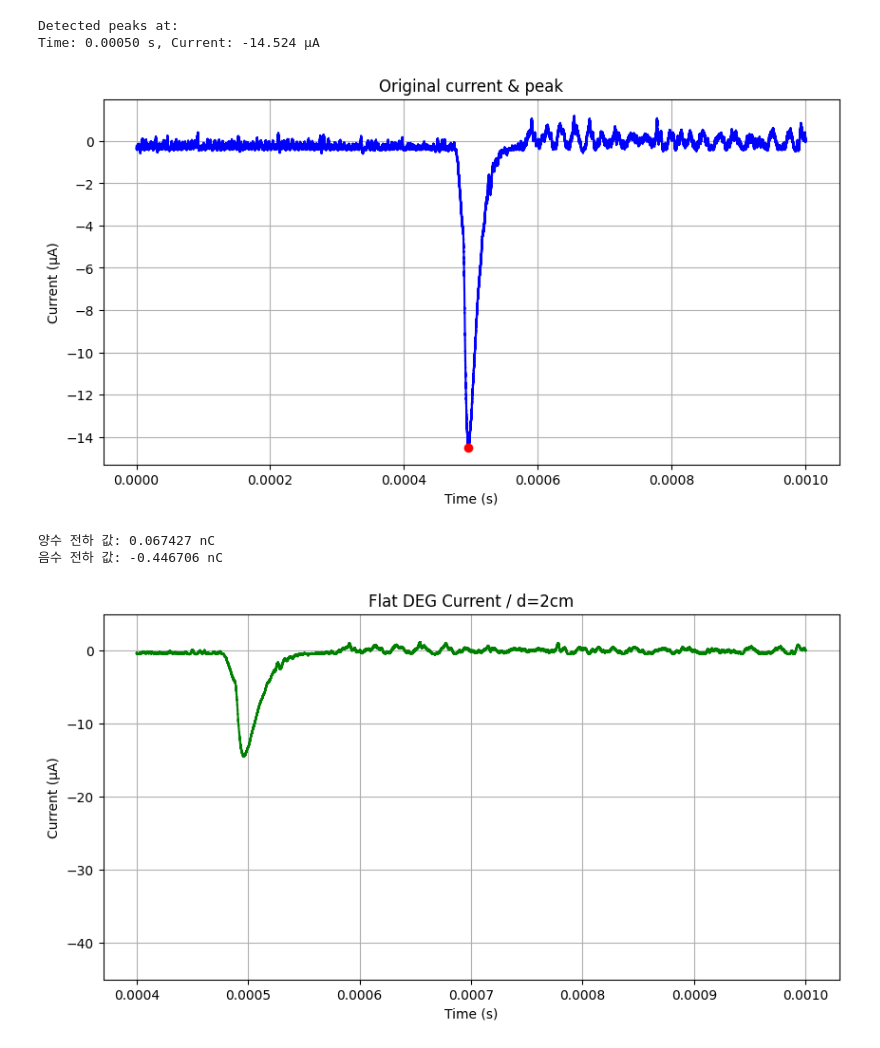
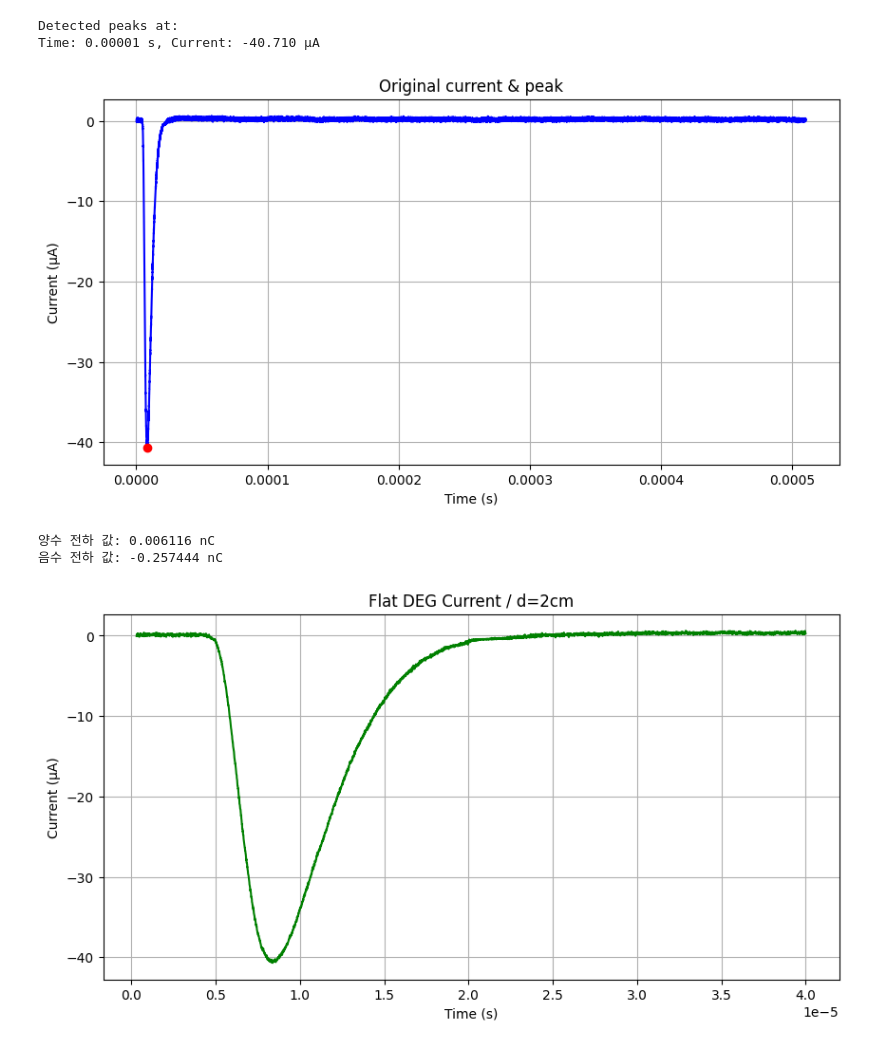
Before and after one commit to Gibeom-Lee/GB_practicing, a Jupyter notebook: data_processing/Integral.ipynb, the cells around one changed output. Cells and saved outputs as stored; diff of their text form; code cells hidden in the pictures.

```diff
--- a/data_processing/Integral.ipynb
+++ b/data_processing/Integral.ipynb
@@ -12,7 +12,7 @@ import os
 from scipy.signal import find_peaks
 # %%
 # 사용자 변경
-file_path = r"C:\Users\user\Desktop\Drive파일\HI Lab\0. Projects\0. On going\2. Aloe inspired DEG\0. 실험자료\4. Data measurement\250907_전압전류 계형 차이\csv파일\I_Aloe_4cm.csv"
+file_path = r"C:\Users\user\Desktop\Drive파일\HI Lab\0. Projects\0. On going\2. Aloe inspired DEG\0. 실험자료\4. Data measurement\250908_전극모양\csv파일\PDMS전류_10uAV\Cut_I10uAV_hy_aloe_4cm.csv"
 
 # 얼마나 앞뒤 비율 사용할 것인지 (%) ===
 fraction_percent = 1  # 앞뒤 몇 %를 baseline 추정에 사용할지 조정 ####여기에서 오차 발생이 생길 수 있음.
@@ -92,11 +92,11 @@ plt.grid(True)
 plt.show()
 # %% [output]
 Detected peaks at:
-Time: 0.00050 s, Current: -14.524 μA
+Time: 0.00001 s, Current: -40.710 μA
-[figure, old version]
+[figure, new version]
 # %%
 # 2. 특정 범위 선택
-time_range = ( 0.0004, 0.001) ########################## MUST BE MODIFIED MANUALLY
+time_range = ( 0.0000 , 0.00004 ) ########################## MUST BE MODIFIED MANUALLY
 df_filtered = df[(df.iloc[:, 0] >= time_range[0]) & (df.iloc[:, 0] <= time_range[1])]
 
 # 양수/음수 분리
@@ -133,36 +133,36 @@ def segment_and_integrate(current, time, df_full, threshold=0.01, scale_factor=1
         segment_t = time[group_start:]
         segment_i = current[group_start:]
         if len(segment_t) > 1:
             total_charge += scale_factor * cumulative_trapezoid(segment_i, segment_t, initial=0)[-1]
         elif len(segment_t) == 1:
             dt_est = 1e-6
             t0 = segment_t[0]
             if t0 in df_full["Time"].values:
                 idx = df_full.index[df_full["Time"] == t0].tolist()[0]
                 if 0 < idx < len(df_full) - 1:
                     dt_est = (df_full.iloc[idx + 1]["Time"] - df_full.iloc[idx - 1]["Time"]) / 2
             total_charge += scale_factor * segment_i[0] * dt_est
     return total_charge
 
 # 적분 수행
 p_charge = segment_and_integrate(p_current, p_time, df)
 n_charge = segment_and_integrate(n_current, n_time, df)
 
 print(f"양수 전하 값: {p_charge:.6f} nC")
 print(f"음수 전하 값: {n_charge:.6f} nC")
 
 plt.figure(figsize=(10, 5))
 plt.plot(df_filtered.iloc[:, 0], df_filtered.iloc[:, 1], label="Current", color='g')
 plt.xlabel("Time (s)")
 plt.ylabel("Current (μA)") ### 단위 고려 중요
 plt.title("Flat DEG Current / d=2cm")
-plt.ylim(-45, 5)
+#plt.ylim(-45, 5)
 #plt.legend()
 plt.grid(True)
 plt.show()
 # %% [output]
-양수 전하 값: 0.067427 nC
-음수 전하 값: -0.446706 nC
+양수 전하 값: 0.006116 nC
+음수 전하 값: -0.257444 nC
-[figure, old version]
+[figure, new version]
 # %%
 # ---- 아래 셀은 offset 바꿔가며 여러 번 실행해도 누적 안됨 ----
```
Also changed, not shown: parts of 2 cells of this notebook.
